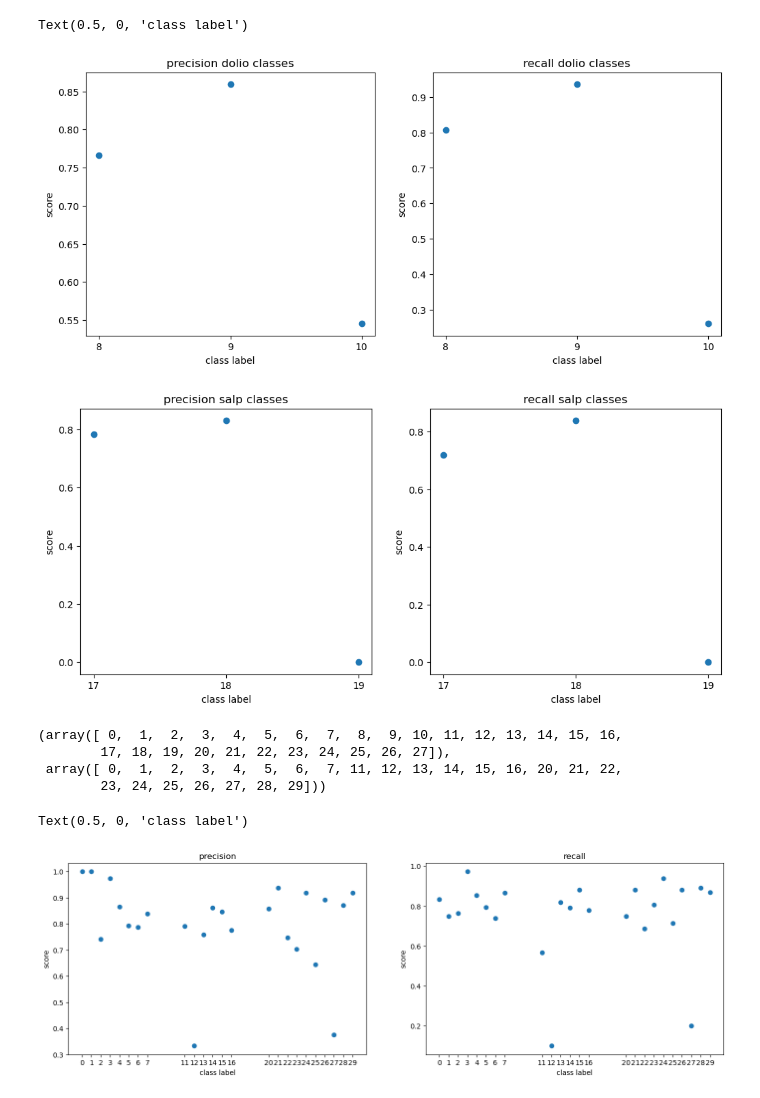
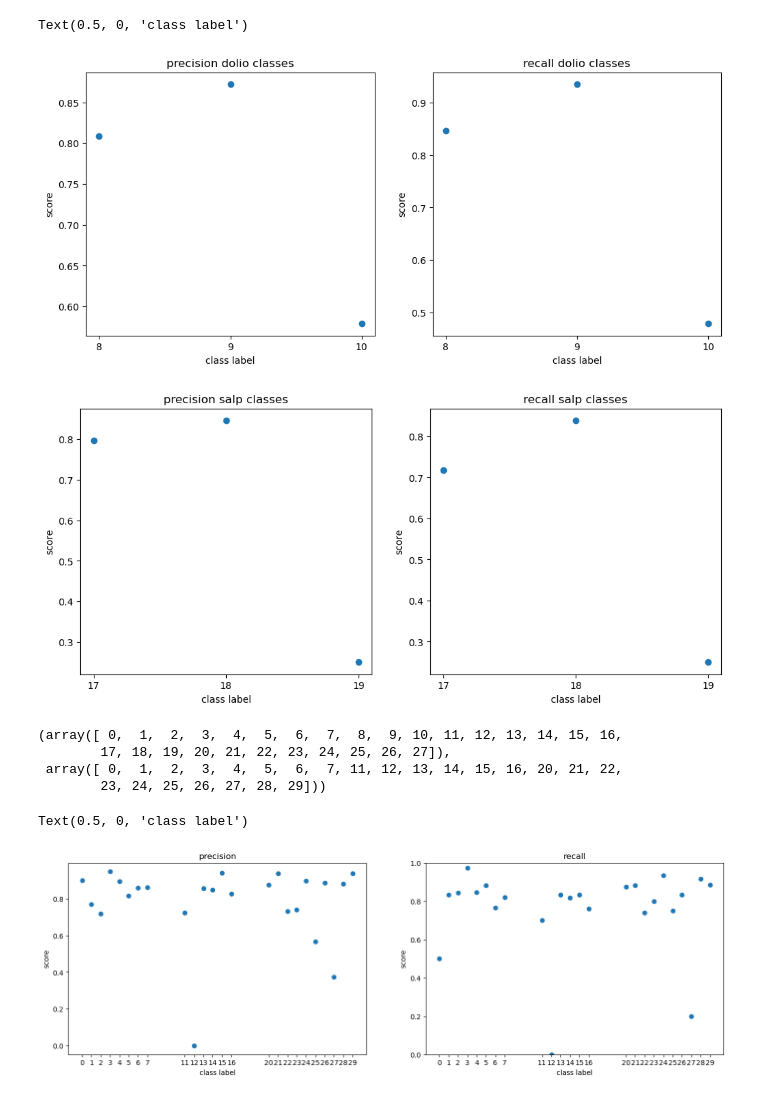
Before and after one commit to NeWeigt/ct_classifier_zoops, a Jupyter notebook: Prec_Rec_Class.ipynb, the cells around one changed output. Cells and saved outputs as stored; diff of their text form; code cells hidden in the pictures.

```diff
--- a/Prec_Rec_Class.ipynb
+++ b/Prec_Rec_Class.ipynb
@@ -9,7 +9,7 @@ import numpy as np
 from sklearn.metrics import precision_score, recall_score
 import matplotlib.pyplot as plt
 # %%
-results_json = json.load(open('/home/Nele/code/ct_classifier_zoops/runs/Jan19_21-30-00_cv4e-2026-student4/val_predictions/val_predictions_epoch_00200.json'))
+results_json = json.load(open('/home/Nele/code/ct_classifier_zoops/runs/Jan21_14-55-37_cv4e-2026-student4/val_predictions/val_predictions_epoch_00164.json'))
 results_json.keys()
 gt = results_json['labels']
 predictions = results_json['predictions']
@@ -97,8 +97,8 @@ plt.ylabel('score')
 plt.xlabel('class label')
 # %% [output]
 Text(0.5, 0, 'class label')
-[figure, old version]
+[figure, new version]
-[figure, old version]
+[figure, new version]
 # %%
 translate_labels = {8:28, 9:28,10:28, 17:29, 18:29, 19:29}
 gt_translated = np.array([translate_labels[label] if label in translate_labels.keys() else label for label in gt])
@@ -117,20 +117,21 @@ np.unique(np.array(gt)),np.unique(np.array(gt_translated))
 # %%
 plt.figure(figsize=(17,5))
 plt.subplot(1,2,1)
 plt.scatter(labels_translated,precision,label='precision')
 plt.xticks(labels_translated)
 plt.title('precision')
 plt.ylabel('score')
 plt.xlabel('class label')
 plt.subplot(1,2,2)
 plt.scatter(labels_translated,recall,label='recall')
 plt.xticks(labels_translated)
+plt.ylim(0, 1)
 plt.title('recall')
 plt.ylabel('score')
 plt.xlabel('class label')
 # %% [output]
 Text(0.5, 0, 'class label')
-[figure, old version]
+[figure, new version]
 # %%
 import numpy as np
 import matplotlib.pyplot as plt
```
Also changed, not shown: parts of 3 cells of this notebook, 4 other files.
